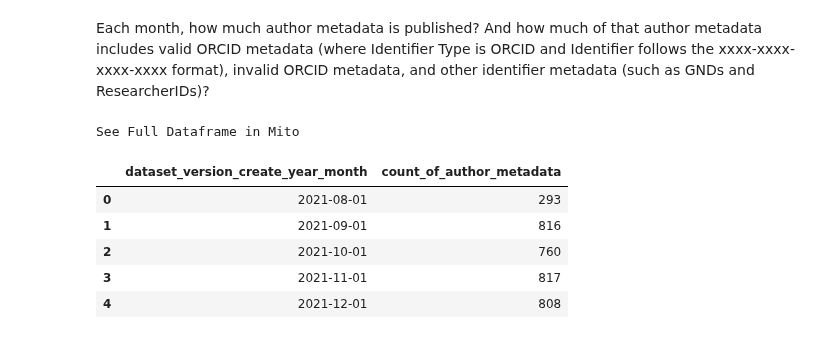
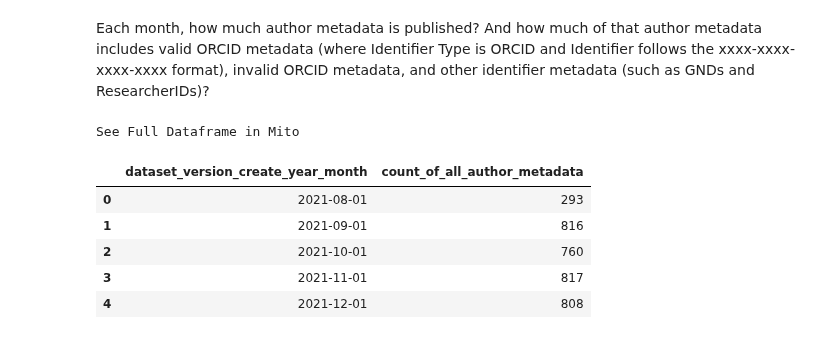
Before and after one commit to jggautier/ux-research-data-analysis, a Jupyter notebook: notebooks/PIDs_for_people_in_Dataverse_datasets/PIDs_for_people_in_HDV_datasets.ipynb, the cells around one changed output. Saved outputs shown, nothing was run; the diff lists cells and outputs as text; code cells hidden in the pictures.

```diff
--- a/notebooks/PIDs_for_people_in_Dataverse_datasets/PIDs_for_people_in_HDV_datasets.ipynb
+++ b/notebooks/PIDs_for_people_in_Dataverse_datasets/PIDs_for_people_in_HDV_datasets.ipynb
@@ -325,7 +325,7 @@ countOfORCIDsVersusOtherIdentifiersByInstallationDf.to_csv('countOfORCIDsVersusO
 Each month, how much author metadata is published? And how much of that author metadata includes valid ORCID metadata (where Identifier Type is ORCID and Identifier follows the xxxx-xxxx-xxxx-xxxx format), invalid ORCID metadata, and other identifier metadata (such as GNDs and ResearcherIDs)?
 # %%
 # Let's crete a function that returns a dataframe showing the count of author metadata published each month
-def monthly_author_metadata_count(dataframe, publicationStartDate, keepInstallation='all'):
+def monthly_author_metadata_counts(dataframe, publicationStartDate, keepInstallation='all'):
     if keepInstallation != 'all':
         monthlyAuthorMetadataCountDf = (dataframe
             .query('dataverse_installation_name == @keepInstallation'))
@@ -368,11 +368,9 @@ def monthly_author_metadata_count(dataframe, publicationStartDate, keepInstallat
             keep='first')
         # Group by count of rows for each year-month
         .groupby(pd.Grouper(key='dataset_version_create_year_month', axis=0)).count()
-        .rename(columns={'dataverse_installation_name': 'count_of_author_metadata'})
+        .rename(columns={'dataverse_installation_name': 'count_of_all_author_metadata'})
         # Remove all but count_of_author_metadata column
-        .loc[:,[
-            'count_of_author_metadata'
-            ]]
+        [['count_of_all_author_metadata']]
         .reset_index(drop=False, inplace=False))
 
     # Convert dataset_version_create_year_month to datetime
@@ -386,15 +384,15 @@ def monthly_author_metadata_count(dataframe, publicationStartDate, keepInstallat
 
     return monthlyAuthorMetadataCountDf
 # %%
-monthlyAuthorMetadataCountHDVDf = monthly_author_metadata_count(
+monthlyAuthorMetadataCountHDVDf = monthly_author_metadata_counts(
     dataframe=datasetPIDsAndAuthorMetadataDF,
     publicationStartDate='2021-08-22',
     keepInstallation='Harvard_Dataverse')
 
 monthlyAuthorMetadataCountHDVDf.head()
 # %% [output]
 See Full Dataframe in Mito
-|  | dataset_version_create_year_month | count_of_author_metadata |
+|  | dataset_version_create_year_month | count_of_all_author_metadata |
 | 0 | 2021-08-01 | 293 |
 | 1 | 2021-09-01 | 816 |
 | 2 | 2021-10-01 | 760 |
```
Also changed, not shown: parts of 3 cells of this notebook.
